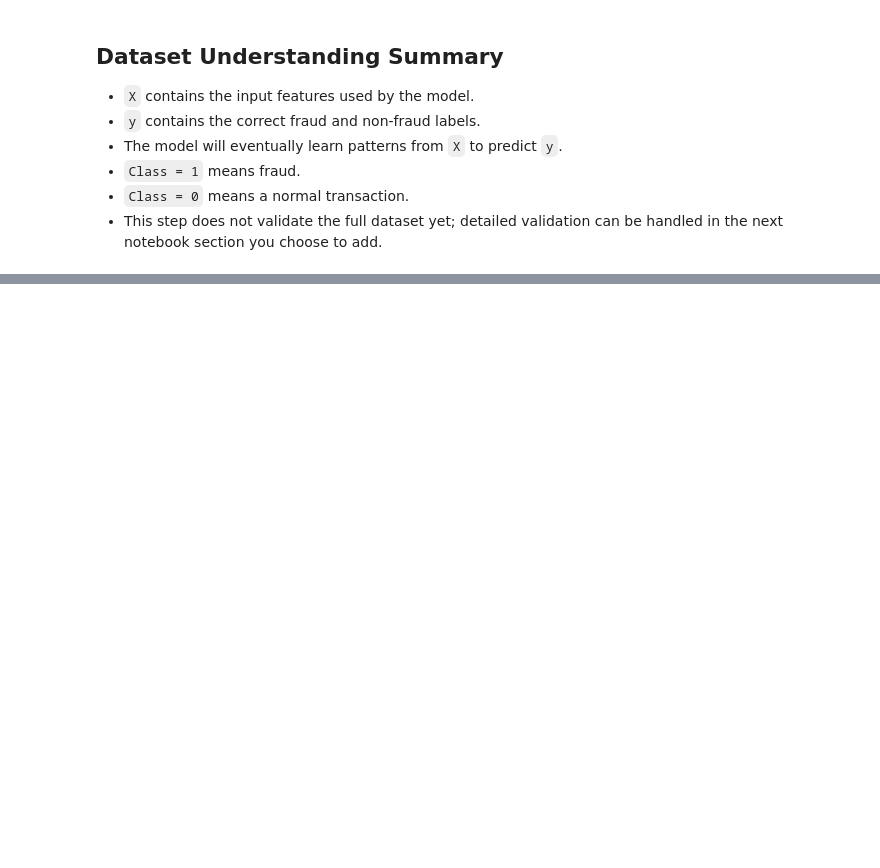
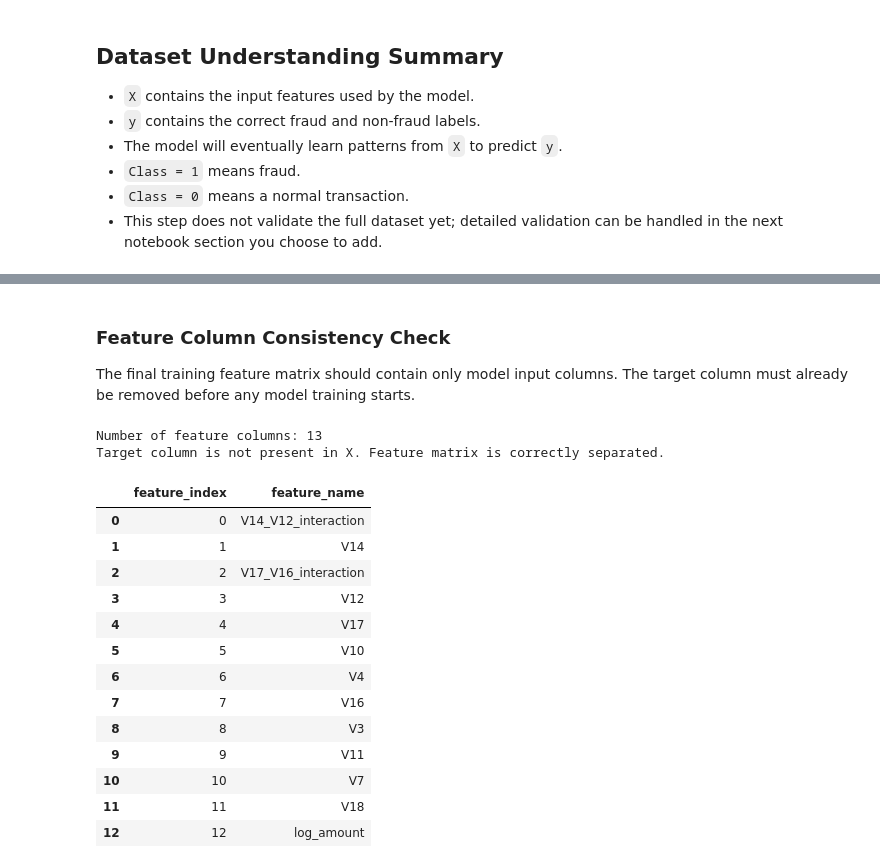
Before and after one commit to mmubashir95/Credit-Card-Fraud-Detection, a Jupyter notebook: notebooks/17_final_model_training.ipynb, the cells around one changed output, grey strips where cells are left out. Saved outputs shown, nothing was run; the diff lists cells and outputs as text; code cells hidden in the pictures; blank space fills up the shorter version.

Commit message:
Add final training dataset validation

```diff
--- a/notebooks/17_final_model_training.ipynb
+++ b/notebooks/17_final_model_training.ipynb
@@ -200,0 +306,35 @@ print(y.value_counts())
+# %% [markdown]
+### Feature Column Consistency Check
+
+The final training feature matrix should contain only model input columns. The target column must already be removed before any model training starts.
+# %%
+if TARGET_COL in X.columns:
+    raise ValueError(f"Target column '{TARGET_COL}' is still present in X.")
+
+feature_column_table = pd.DataFrame(
+    {
+        "feature_index": range(len(X.columns)),
+        "feature_name": X.columns,
+    }
+)
+
+print(f"Number of feature columns: {X.shape[1]}")
+print("Target column is not present in X. Feature matrix is correctly separated.")
+display(feature_column_table)
+# %% [output]
+Number of feature columns: 13
+Target column is not present in X. Feature matrix is correctly separated.
+|  | feature_index | feature_name |
+| 0 | 0 | V14_V12_interaction |
+| 1 | 1 | V14 |
+| 2 | 2 | V17_V16_interaction |
+| 3 | 3 | V12 |
+| 4 | 4 | V17 |
+| 5 | 5 | V10 |
+| 6 | 6 | V4 |
+| 7 | 7 | V16 |
+| 8 | 8 | V3 |
+| 9 | 9 | V11 |
+| 10 | 10 | V7 |
+| 11 | 11 | V18 |
+| 12 | 12 | log_amount |
```
Also changed, not shown: parts of 18 cells of this notebook.
